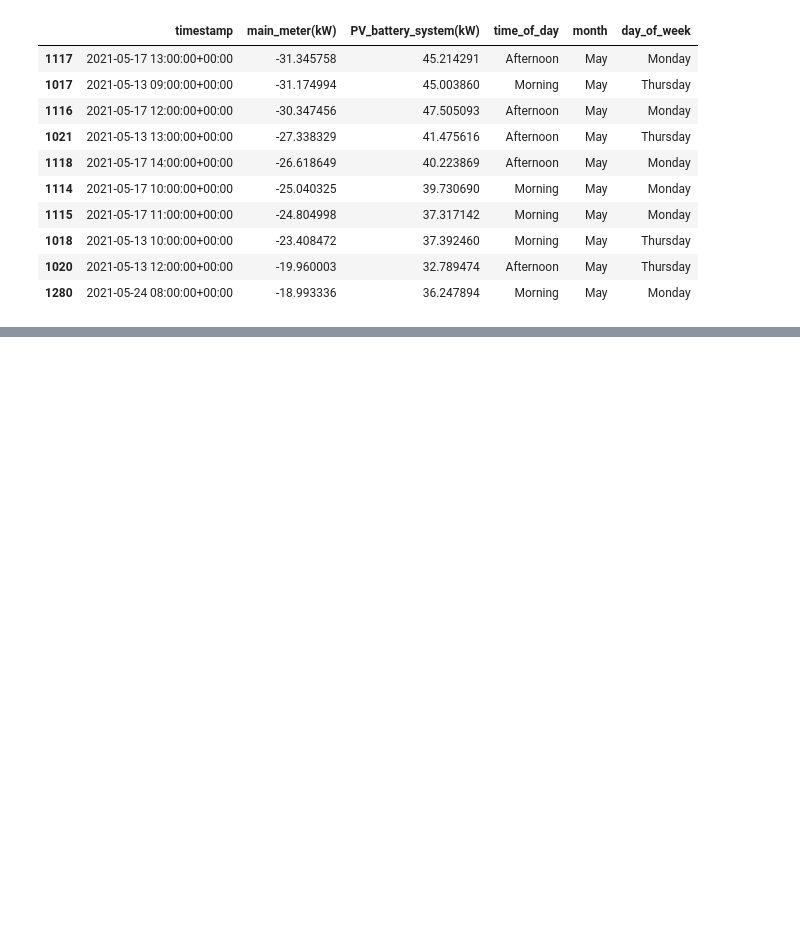
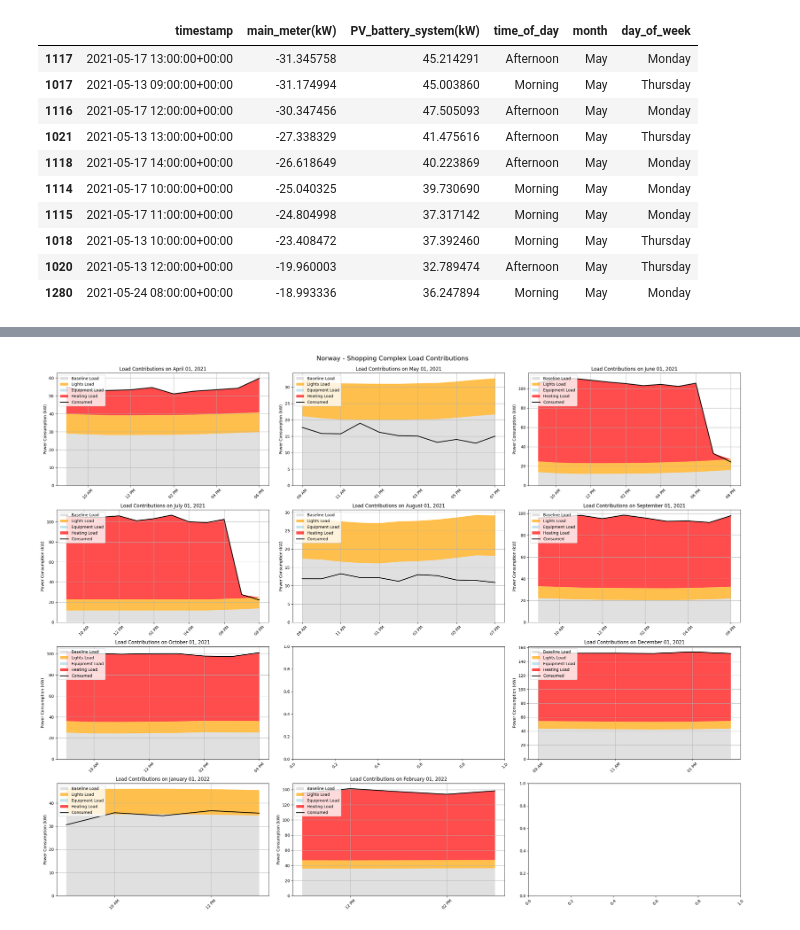
Before and after one commit to tenseisoham/payday, a Jupyter notebook: code/eda_nor_L06_B01.ipynb, the cells around one changed output, grey strips where cells are left out. Cells and saved outputs as stored; diff of their text form; code cells hidden in the pictures; blank space fills up the shorter version.

Commit message:
add norway complete with graphs

```diff
--- a/code/eda_nor_L06_B01.ipynb
+++ b/code/eda_nor_L06_B01.ipynb
@@ -207,0 +224,3 @@ top_10_min_ratings
+# %%
+#consumed-PV = main meter, therefore :- consumed = main_meter + PV
+df_1h['Consumed'] = df_1h['PV_battery_system(kW)'] + df_1h['main_meter(kW)']
@@ -207,0 +316,66 @@ top_10_min_ratings
+# %%
+import pandas as pd
+import matplotlib.pyplot as plt
+import matplotlib.dates as mdates
+
+# Ensure columns are numeric and handle any invalid data
+numeric_columns = ['Consumed', 'adjusted_baseline', 'expected_lights_kw', 'expected_equipment_kw', 'heating_kw']
+df_office_hours[numeric_columns] = df_office_hours[numeric_columns].apply(pd.to_numeric, errors='coerce')
+
+# Drop rows with NaN values
+df_office_hours = df_office_hours.dropna(subset=numeric_columns)
+
+# Apply the heating adjustment logic
+df_office_hours['heating_kw'] = df_office_hours.apply(
+    lambda row: max(0, row['heating_kw']) if row['adjusted_baseline'] + row['expected_lights_kw'] > row['Consumed'] else row['heating_kw'],
+    axis=1
+)
+df_office_hours['heating_kw'] = df_office_hours['heating_kw'].clip(lower=0)
+
+# Extract one day from each month for the plot (e.g., the 1st day of each month)
+dates = pd.date_range(start='2021-04-01', end='2022-03-01', freq='MS').date
+dates = dates[:12]  # Limit to 12 months
+
+# Create a 3x4 grid of subplots
+fig, axes = plt.subplots(4, 3, figsize=(25, 20), sharex=False, sharey=False)
+axes = axes.flatten()  # Flatten the axes array for easier iteration
+
+# Iterate over each date and create the area plot
+for i, date in enumerate(dates):
+    # Filter data for the selected day
+    day_df = df_office_hours[df_office_hours['timestamp'].dt.date == date]
+
+    if not day_df.empty:
+        # Plot stacked area chart for different load contributions
+        axes[i].stackplot(
+            day_df['timestamp'],
+            day_df['adjusted_baseline'], day_df['expected_lights_kw'], day_df['expected_equipment_kw'], day_df['heating_kw'],
+            labels=['Baseline Load', 'Lights Load', 'Equipment Load', 'Heating Load'],
+            colors=['lightgray', 'orange', 'lightblue', 'red'],
+            alpha=0.7
+        )
+
+        # Plot the main meter reading
+        axes[i].plot(day_df['timestamp'], day_df['Consumed'], color='black', linewidth=2, label='Consumed')
+
+        # Set title and labels
+        axes[i].set_title(f'Load Contributions on {date.strftime("%B %d, %Y")}')
+        axes[i].set_ylabel('Power Consumption (kW)')
+        axes[i].legend(loc='upper left')
+        axes[i].grid(True)
+
+        # Format x-axis ticks
+        axes[i].xaxis.set_major_locator(mdates.HourLocator(interval=2))
+        axes[i].xaxis.set_major_formatter(mdates.DateFormatter('%I %p'))
+
+# Rotate x-axis labels for better readability
+for ax in axes:
+    ax.tick_params(axis='x', rotation=45)
+
+# Adjust layout and show plot
+fig.tight_layout()
+fig.suptitle('Norway - Shopping Complex Load Contributions', fontsize=16)
+plt.subplots_adjust(top=0.95)
+plt.show()
+# %% [output]
+[figure, added]
```
Also changed, not shown: parts of 3 cells of this notebook.
